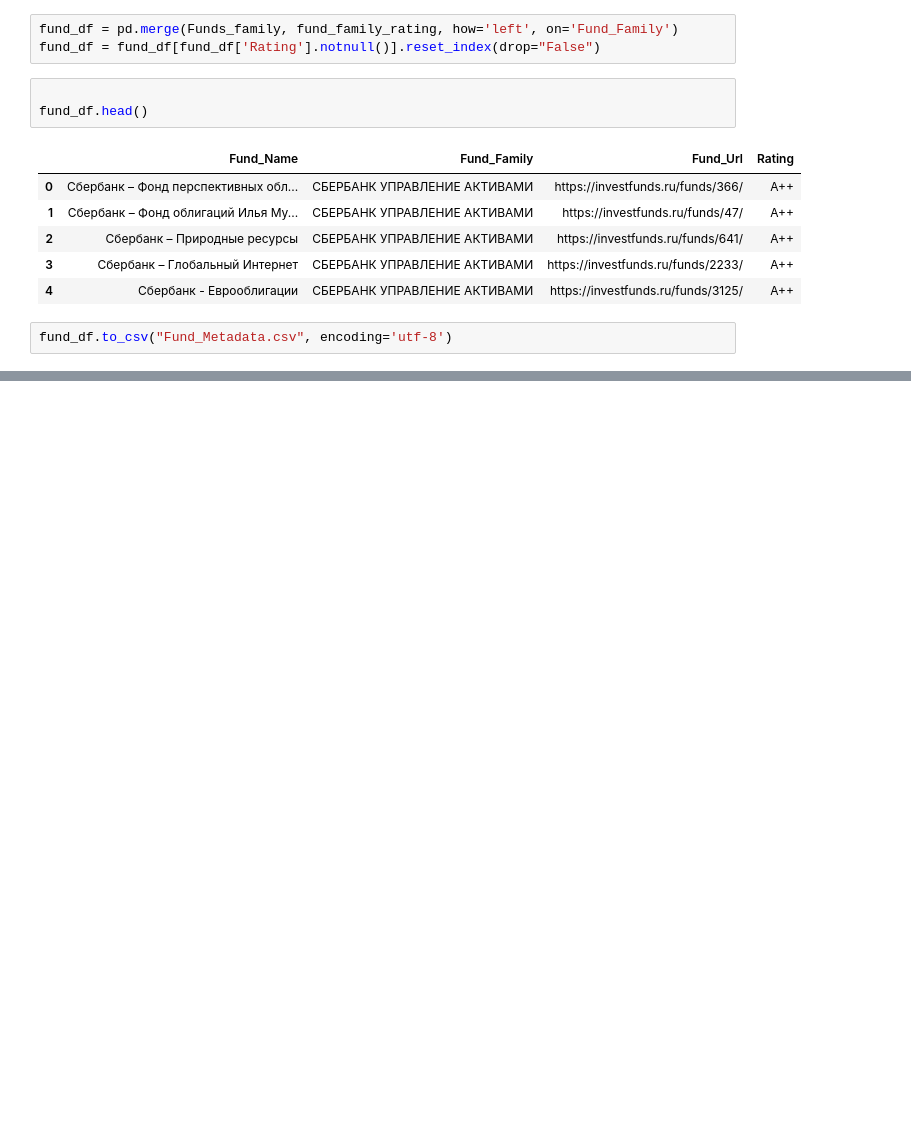
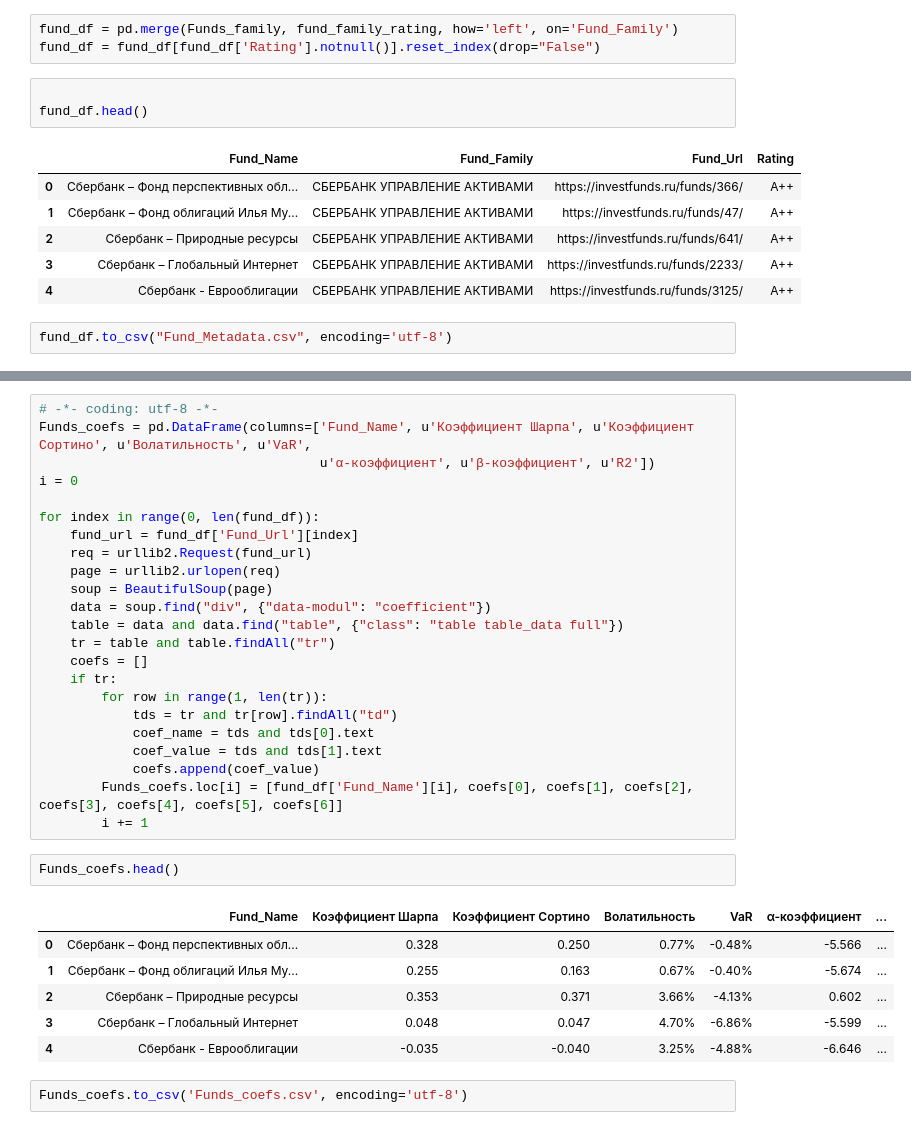
Before and after one commit to gaarutyunov/Mutual_Funds, a Jupyter notebook: web_scrapping.ipynb, the cells around one changed output, grey strips where cells are left out. Cells and saved outputs as stored; diff of their text form; blank space fills up the shorter version.

```diff
--- a/web_scrapping.ipynb
+++ b/web_scrapping.ipynb
@@ -157,0 +223,34 @@ if data:
+# %%
+# -*- coding: utf-8 -*-
+Funds_coefs = pd.DataFrame(columns=['Fund_Name', u'Коэффициент Шарпа', u'Коэффициент Сортино', u'Волатильность', u'VaR',
+                                    u'α-коэффициент', u'β-коэффициент', u'R2'])
+i = 0
+
+for index in range(0, len(fund_df)):
+    fund_url = fund_df['Fund_Url'][index]
+    req = urllib2.Request(fund_url)
+    page = urllib2.urlopen(req)
+    soup = BeautifulSoup(page)
+    data = soup.find("div", {"data-modul": "coefficient"})
+    table = data and data.find("table", {"class": "table table_data full"})
+    tr = table and table.findAll("tr")
+    coefs = []
+    if tr:
+        for row in range(1, len(tr)):
+            tds = tr and tr[row].findAll("td")
+            coef_name = tds and tds[0].text
+            coef_value = tds and tds[1].text
+            coefs.append(coef_value)
+        Funds_coefs.loc[i] = [fund_df['Fund_Name'][i], coefs[0], coefs[1], coefs[2], coefs[3], coefs[4], coefs[5], coefs[6]]
+        i += 1
+# %%
+Funds_coefs.head()
+# %% [output]
+|  | Fund_Name | Коэффициент Шарпа | Коэффициент Сортино | Волатильность | VaR | α-коэффициент | ... |
+| 0 | Сбербанк – Фонд перспективных обл... | 0.328 | 0.250 | 0.77% | -0.48% | -5.566 | ... |
+| 1 | Сбербанк – Фонд облигаций Илья Му... | 0.255 | 0.163 | 0.67% | -0.40% | -5.674 | ... |
+| 2 | Сбербанк – Природные ресурсы | 0.353 | 0.371 | 3.66% | -4.13% | 0.602 | ... |
+| 3 | Сбербанк – Глобальный Интернет | 0.048 | 0.047 | 4.70% | -6.86% | -5.599 | ... |
+| 4 | Сбербанк - Еврооблигации | -0.035 | -0.040 | 3.25% | -4.88% | -6.646 | ... |
+# %%
+Funds_coefs.to_csv('Funds_coefs.csv', encoding='utf-8')
```
Also changed, not shown: parts of 10 cells of this notebook, 3 other files.
